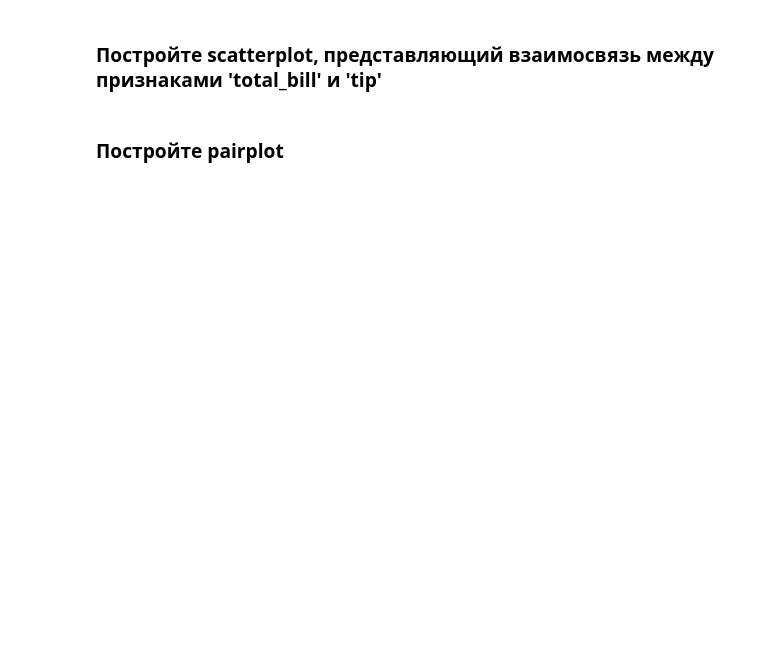
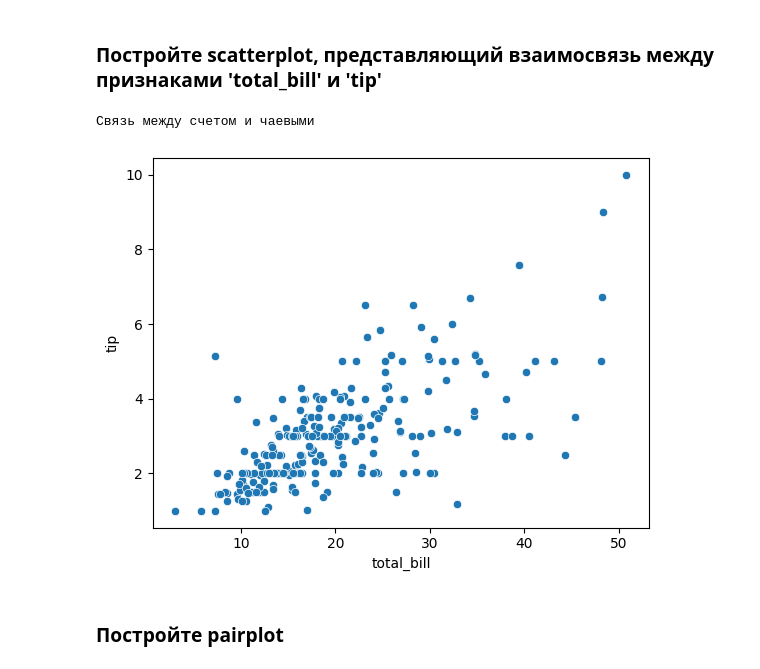
Before and after one commit to rozadoesn-stack/ML-Basic, a Jupyter notebook: homework_07/homework_07.ipynb, the cells around one changed output. Saved outputs shown, nothing was run; the diff lists cells and outputs as text; code cells hidden in the pictures; blank space fills up the shorter version.

```diff
--- a/homework_07/homework_07.ipynb
+++ b/homework_07/homework_07.ipynb
@@ -274,2 +272,9 @@ fig.show()
+# %%
+sns.scatterplot(data=tips, x='total_bill', y='tip')
+print('Связь между счетом и чаевыми')
+plt.show()
+# %% [output]
+Связь между счетом и чаевыми
+[figure, added]
 # %% [markdown]
 ### Постройте pairplot
```
Also changed, not shown: parts of 3 cells of this notebook.
